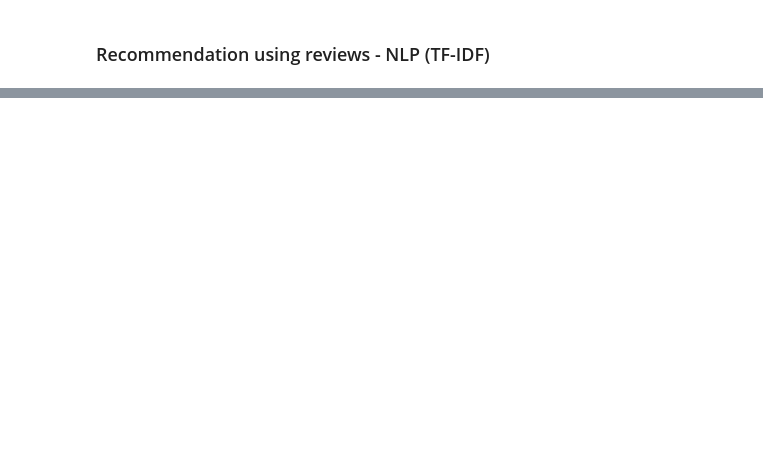
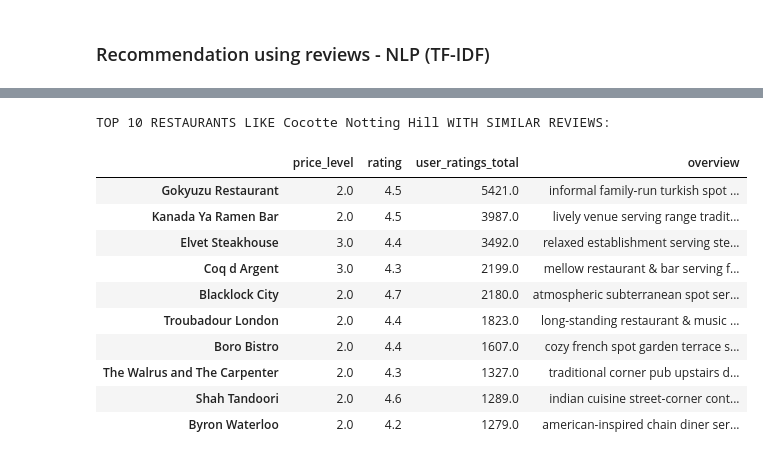
Before and after one commit to nathanindrakumar/Recommender_Food_LDN, a Jupyter notebook: Recommender_NLP.ipynb, the cells around one changed output, grey strips where cells are left out. Drawn from its saved outputs; the diff is of its cells as text; code cells hidden in the pictures; blank space fills up the shorter version.

```diff
--- a/Recommender_NLP.ipynb
+++ b/Recommender_NLP.ipynb
@@ -92,0 +251,67 @@ ValueError: the first two maketrans arguments must have equal length
+# %%
+restaurant_names = list(df['restaurant_name_clean'].unique())
+def get_top_words(column, top_nu_of_words, nu_of_word):
+    vec = CountVectorizer(ngram_range= nu_of_word, stop_words='english')
+    bag_of_words = vec.fit_transform(column)
+    sum_words = bag_of_words.sum(axis=0)
+    words_freq = [(word, sum_words[0, idx]) for word, idx in vec.vocabulary_.items()]
+    words_freq =sorted(words_freq, key = lambda x: x[1], reverse=True)
+    return words_freq[:top_nu_of_words]
+
+df_percent = df.sample(frac=0.9)
+
+df_percent.set_index('restaurant_name_clean', inplace=True)
+indices = pd.Series(df_percent.index)
+
+# Creating tf-idf matrix
+tfidf = TfidfVectorizer(analyzer='word', ngram_range=(1, 2), min_df=0, stop_words='english')
+tfidf_matrix = tfidf.fit_transform(df_percent['overview'])
+
+cosine_similarities = linear_kernel(tfidf_matrix, tfidf_matrix)
+# %%
+def recommend(name, cosine_similarities = cosine_similarities):
+
+    # Create a list to put top restaurants
+    recommend_restaurant = []
+
+    # Find the index of the hotel entered
+    idx = indices[indices == name].index[0]
+
+    # Find the restaurants with a similar cosine-sim value and order them from bigges number
+    score_series = pd.Series(cosine_similarities[idx]).sort_values(ascending=False)
+
+    # Extract top 30 restaurant indexes with a similar cosine-sim value
+    top30_indexes = list(score_series.iloc[0:31].index)
+
+    # Names of the top 30 restaurants
+    for each in top30_indexes:
+        recommend_restaurant.append(list(df_percent.index)[each])
+
+    # Creating the new data set to show similar restaurants
+    df_new = pd.DataFrame(columns=['price_level', 'rating','user_ratings_total','overview'])
+
+    # Create the top 30 similar restaurants with some of their columns
+    for each in recommend_restaurant:
+        df_new = df_new.append(pd.DataFrame(df_percent[['price_level', 'rating','user_ratings_total','overview']][df_percent.index == each].sample()))
+
+    # Drop the same named restaurants and sort only the top 10 by the highest rating
+    df_new = df_new.drop_duplicates(subset=['price_level', 'rating','user_ratings_total','overview'], keep=False)
+    df_new = df_new.sort_values(by='user_ratings_total', ascending=False).head(10)
+
+    print('TOP %s RESTAURANTS LIKE %s WITH SIMILAR REVIEWS: ' % (str(len(df_new)), name))
+
+    return df_new
+recommend('Cocotte Notting Hill')
+# %% [output]
+TOP 10 RESTAURANTS LIKE Cocotte Notting Hill WITH SIMILAR REVIEWS:
+|  | price_level | rating | user_ratings_total | overview |
+| Gokyuzu Restaurant | 2.0 | 4.5 | 5421.0 | informal family-run turkish spot ... |
+| Kanada Ya Ramen Bar | 2.0 | 4.5 | 3987.0 | lively venue serving range tradit... |
+| Elvet Steakhouse | 3.0 | 4.4 | 3492.0 | relaxed establishment serving ste... |
+| Coq d Argent | 3.0 | 4.3 | 2199.0 | mellow restaurant & bar serving f... |
+| Blacklock City | 2.0 | 4.7 | 2180.0 | atmospheric subterranean spot ser... |
+| Troubadour London | 2.0 | 4.4 | 1823.0 | long-standing restaurant & music ... |
+| Boro Bistro | 2.0 | 4.4 | 1607.0 | cozy french spot garden terrace s... |
+| The Walrus and The Carpenter | 2.0 | 4.3 | 1327.0 | traditional corner pub upstairs d... |
+| Shah Tandoori | 2.0 | 4.6 | 1289.0 | indian cuisine street-corner cont... |
+| Byron Waterloo | 2.0 | 4.2 | 1279.0 | american-inspired chain diner ser... |
```
Also changed, not shown: parts of 7 cells of this notebook, 2 other files.
